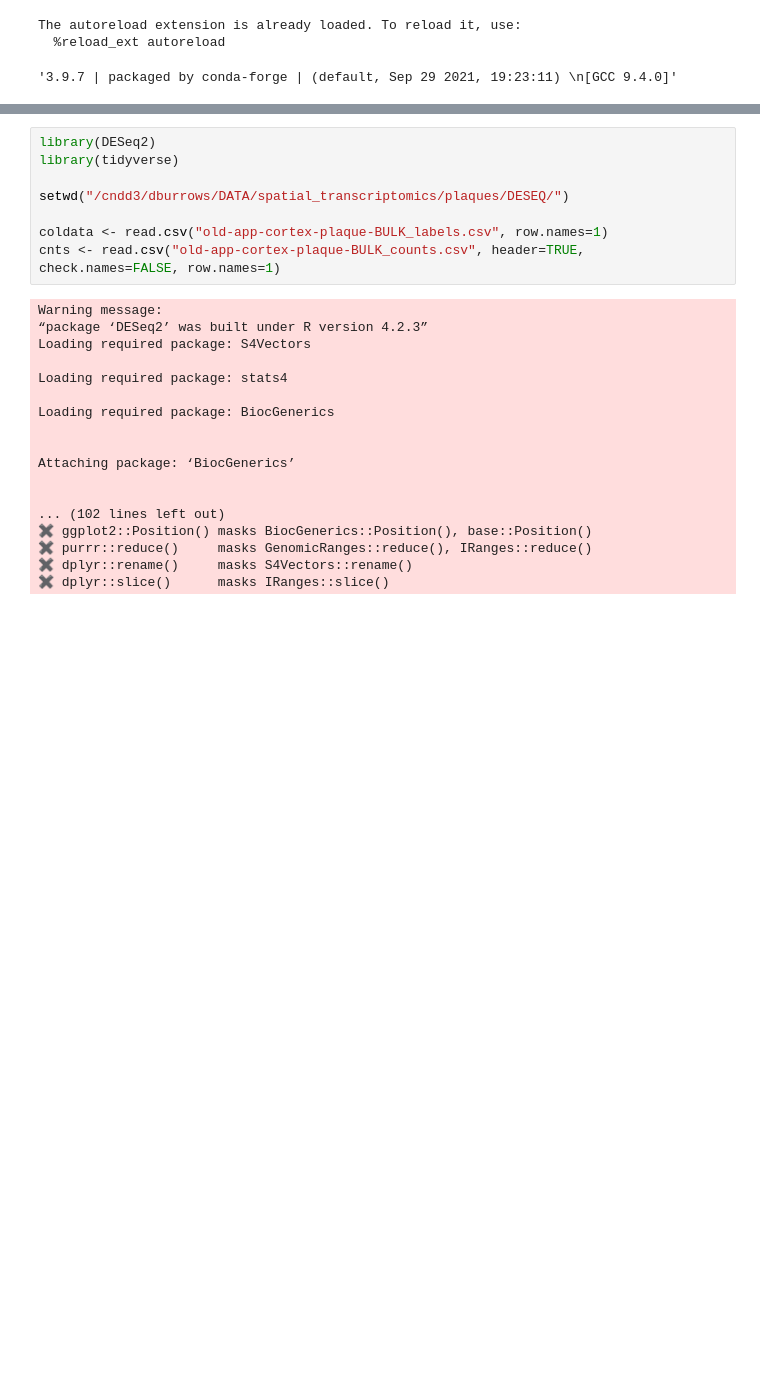
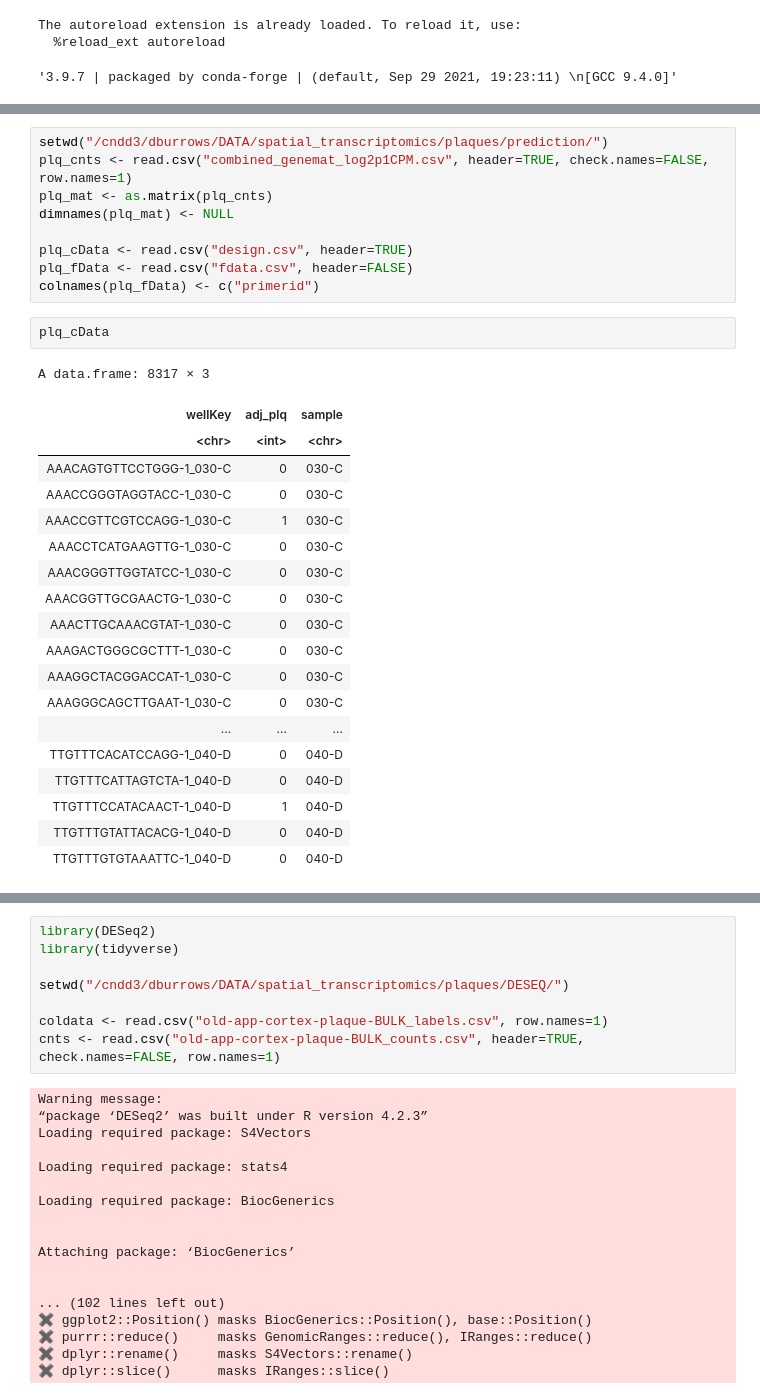
Before and after one commit to dmnburrows/spatial_transcriptomics, a Jupyter notebook: workspace.ipynb, the cells around one changed output, grey strips where cells are left out. Cells and saved outputs as stored; diff of their text form; blank space fills up the shorter version.

```diff
--- a/workspace.ipynb
+++ b/workspace.ipynb
@@ -34,0 +88,31 @@ The autoreload extension is already loaded. To reload it, use:
+# %%
+setwd("/cndd3/dburrows/DATA/spatial_transcriptomics/plaques/prediction/")
+plq_cnts <- read.csv("combined_genemat_log2p1CPM.csv", header=TRUE, check.names=FALSE, row.names=1)
+plq_mat <- as.matrix(plq_cnts)
+dimnames(plq_mat) <- NULL
+
+plq_cData <- read.csv("design.csv", header=TRUE)
+plq_fData <- read.csv("fdata.csv", header=FALSE)
+colnames(plq_fData) <- c("primerid")
+# %%
+plq_cData
+# %% [output]
+A data.frame: 8317 × 3
+| wellKey | adj_plq | sample |
+| <chr> | <int> | <chr> |
+| AAACAGTGTTCCTGGG-1_030-C | 0 | 030-C |
+| AAACCGGGTAGGTACC-1_030-C | 0 | 030-C |
+| AAACCGTTCGTCCAGG-1_030-C | 1 | 030-C |
+| AAACCTCATGAAGTTG-1_030-C | 0 | 030-C |
+| AAACGGGTTGGTATCC-1_030-C | 0 | 030-C |
+| AAACGGTTGCGAACTG-1_030-C | 0 | 030-C |
+| AAACTTGCAAACGTAT-1_030-C | 0 | 030-C |
+| AAAGACTGGGCGCTTT-1_030-C | 0 | 030-C |
+| AAAGGCTACGGACCAT-1_030-C | 0 | 030-C |
+| AAAGGGCAGCTTGAAT-1_030-C | 0 | 030-C |
+| ... | ... | ... |
+| TTGTTTCACATCCAGG-1_040-D | 0 | 040-D |
+| TTGTTTCATTAGTCTA-1_040-D | 0 | 040-D |
+| TTGTTTCCATACAACT-1_040-D | 1 | 040-D |
+| TTGTTTGTATTACACG-1_040-D | 0 | 040-D |
+| TTGTTTGTGTAAATTC-1_040-D | 0 | 040-D |
```
Also changed, not shown: parts of 17 cells of this notebook, 2 other files.
